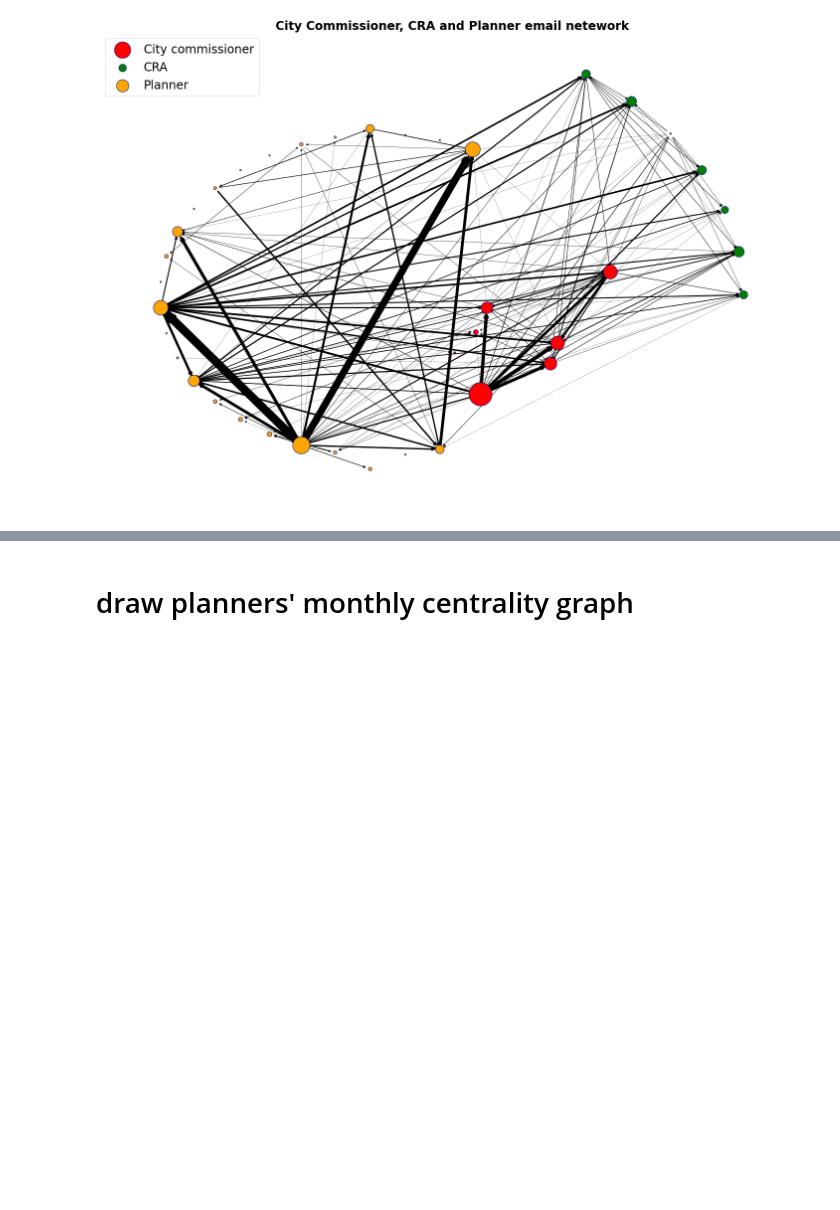
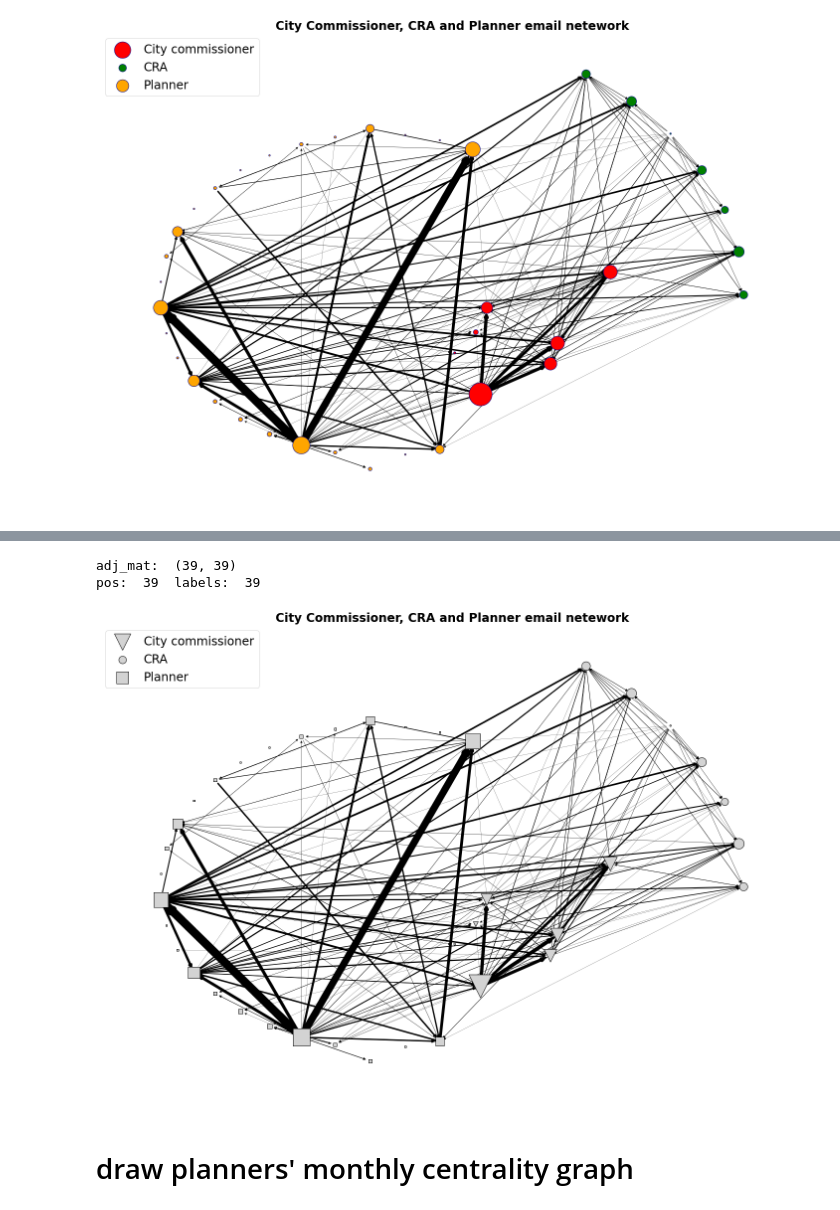
Before and after one commit to yijiawen1203/corruption_project, a Jupyter notebook: CRA_network/2_2 extract planner email and draw updated network_delete label.ipynb, the cells around one changed output, grey strips where cells are left out. Saved outputs shown, nothing was run; the diff lists cells and outputs as text; code cells hidden in the pictures; blank space fills up the shorter version.

```diff
--- a/CRA_network/2_2 extract planner email and draw updated network_delete label.ipynb
+++ b/CRA_network/2_2 extract planner email and draw updated network_delete label.ipynb
@@ -1121,3 +1319,9 @@ pos:  39  labels:  39
+# %%
+whole_stage=plot_network_directed_change_node_shape(directed_adj_np,nodes_names, pic_name = 'City Commissioner, CRA and Planner email netework', savefig=True)
+# %% [output]
+adj_mat:  (39, 39)
+pos:  39  labels:  39
+[figure, added]
 # %% [markdown]
 # draw planners' monthly centrality graph
 # %% [markdown]
```
Also changed, not shown: parts of 6 cells of this notebook.
